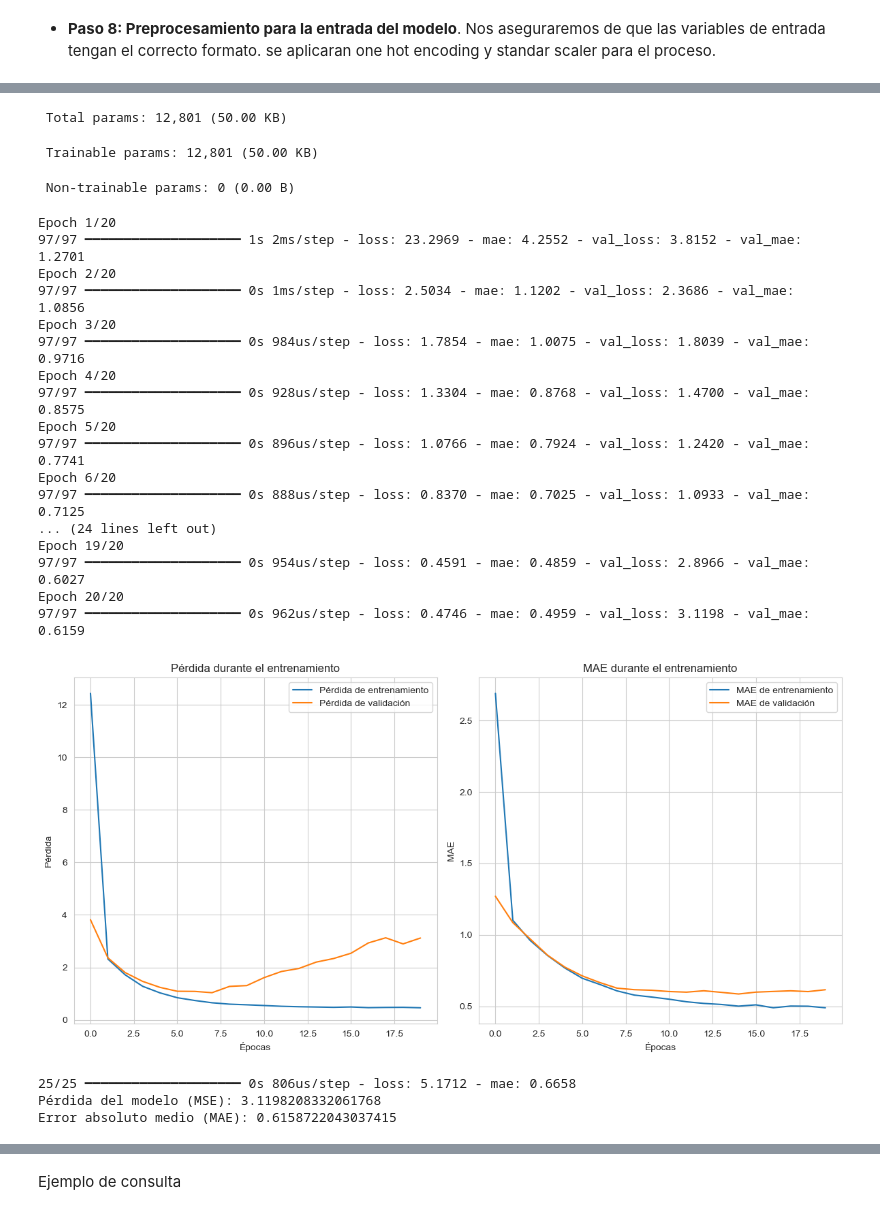
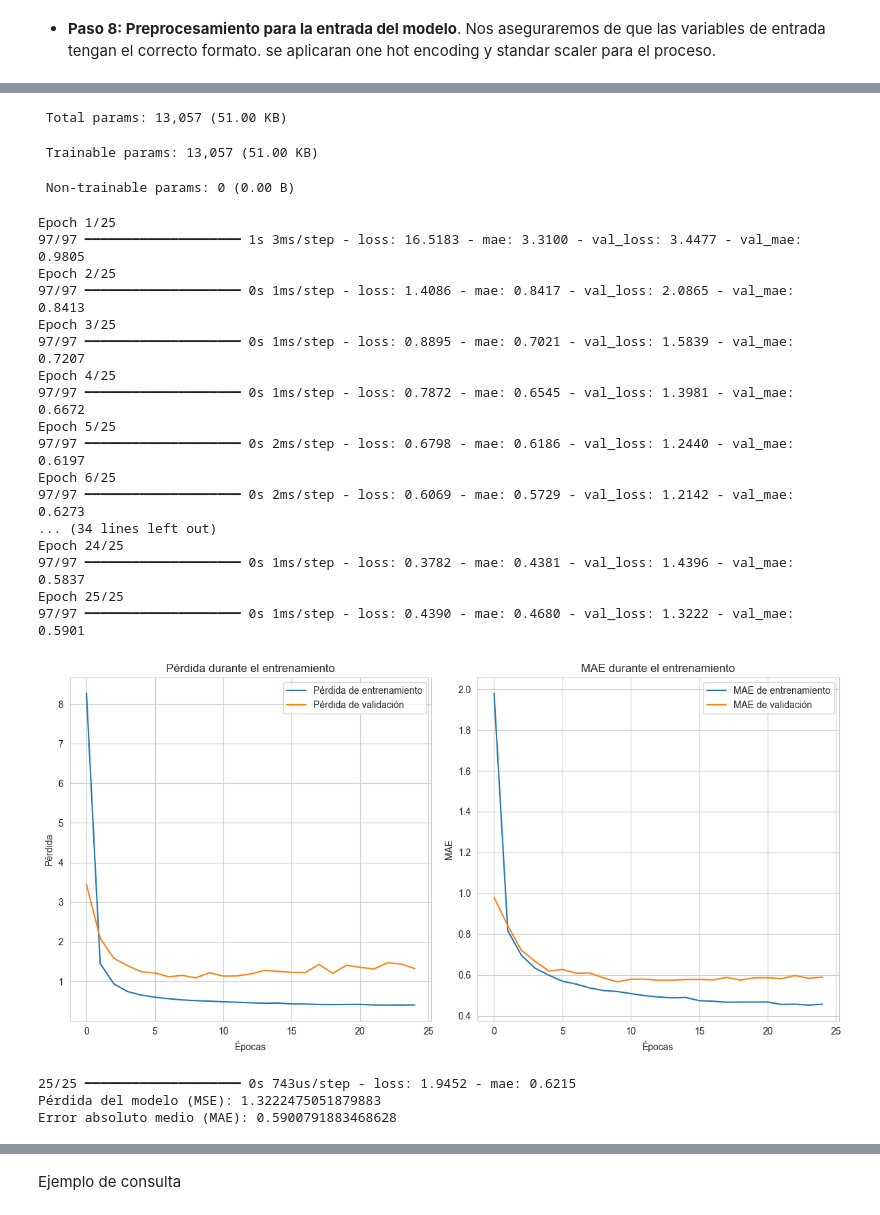
Before and after one commit to Grupo-A-Regression-and-Regularization/proyecto-final, a Jupyter notebook: Proyecto_Final.ipynb, the cells around one changed output, grey strips where cells are left out. Drawn from its saved outputs; the diff is of its cells as text; code cells hidden in the pictures.

Commit message:
Mejoras modelo de recomendacion

```diff
--- a/Proyecto_Final.ipynb
+++ b/Proyecto_Final.ipynb
@@ -397,3 +570,0 @@ Leer datos preparados
-# %%
-relevant_data = pd.read_csv('relevant_data.csv')
-relevant_data.head()
@@ -408,2 +571,23 @@ relevant_data.head()
+# %%
+# Obtener todas las columnas de géneros presentes en el DataFrame
+genre_columns = [
+    'Action', 'Adventure', 'Animation', 'Biography', 'Comedy', 'Crime', 'Documentary', 'Drama', 'Family', 'Fantasy',
+    'Film-Noir', 'History', 'Horror', 'Music', 'Musical', 'Mystery', 'Romance', 'Sci-Fi', 'Short', 'Sport', 'Thriller',
+    'War', 'Western'
+]
+
+# Ponderar las columnas de géneros para darles más importancia
+relevant_data[genre_columns] = relevant_data[genre_columns] * 2  # Multiplicar por 2 las columnas de géneros
+
+# Separación de X (características) y Y (etiquetas)
+X = relevant_data.drop(columns=['imdb_score', 'movie_title'])  # Excluir columna 'movie_title' y 'imdb_score'
+Y = relevant_data['imdb_score']  # La etiqueta es la columna 'imdb_score'
+
+# Normalización de las características
+scaler = StandardScaler()
+X_scaled = scaler.fit_transform(X)
+
+# Dividir en conjuntos de entrenamiento y prueba
+X_train, X_test, Y_train, Y_test = train_test_split(X_scaled, Y, test_size=0.2, random_state=42)
 # %% [markdown]
 <div style="text-align:left; border-radius:15px; padding:15px; margin:0; font-size:150%; font-family:Arial, sans-serif; background-color:#083307; color:#E5EFE5; overflow:hidden; box-shadow:0 4px 8px rgba(0, 0, 0, 0.3);">
@@ -411,12 +595,5 @@ relevant_data.head()
 </div>
 # %%
-# Separación de X y Y
-X = relevant_data.drop(columns=['imdb_score', 'movie_title'])
-Y = relevant_data['imdb_score']
-
-# Dividir en conjuntos de entrenamiento y prueba
-X_train, X_test, Y_train, Y_test = train_test_split(X, Y, test_size=0.2, random_state=42)
-
 # Construcción del modelo de red neuronal
 model = Sequential()
 
@@ -437,7 +614,7 @@ model.compile(optimizer=optimizer, loss='mean_squared_error', metrics=['mae'])
 model.summary()
 
 # Entrenamiento del modelo y guardar el historial
-history = model.fit(X_train, Y_train, epochs=20, batch_size=32, validation_data=(X_test, Y_test))
+history = model.fit(X_train, Y_train, epochs=25, batch_size=32, validation_data=(X_test, Y_test))  # Aumentar épocas a 50
 
 # Graficar la pérdida (loss) durante el entrenamiento
 plt.figure(figsize=(12, 6))
@@ -481,26 +658,26 @@ Model: "sequential_7"
 └─────────────────────────────────┴────────────────────────┴───────────────┘
- Total params: 12,801 (50.00 KB)
+ Total params: 13,057 (51.00 KB)
- Trainable params: 12,801 (50.00 KB)
+ Trainable params: 13,057 (51.00 KB)
  Non-trainable params: 0 (0.00 B)
-Epoch 1/20
-97/97 ━━━━━━━━━━━━━━━━━━━━ 1s 2ms/step - loss: 23.2969 - mae: 4.2552 - val_loss: 3.8152 - val_mae: 1.2701
-Epoch 2/20
-97/97 ━━━━━━━━━━━━━━━━━━━━ 0s 1ms/step - loss: 2.5034 - mae: 1.1202 - val_loss: 2.3686 - val_mae: 1.0856
-Epoch 3/20
-97/97 ━━━━━━━━━━━━━━━━━━━━ 0s 984us/step - loss: 1.7854 - mae: 1.0075 - val_loss: 1.8039 - val_mae: 0.9716
-Epoch 4/20
-97/97 ━━━━━━━━━━━━━━━━━━━━ 0s 928us/step - loss: 1.3304 - mae: 0.8768 - val_loss: 1.4700 - val_mae: 0.8575
-Epoch 5/20
-97/97 ━━━━━━━━━━━━━━━━━━━━ 0s 896us/step - loss: 1.0766 - mae: 0.7924 - val_loss: 1.2420 - val_mae: 0.7741
-Epoch 6/20
-97/97 ━━━━━━━━━━━━━━━━━━━━ 0s 888us/step - loss: 0.8370 - mae: 0.7025 - val_loss: 1.0933 - val_mae: 0.7125
-... (24 lines left out)
-Epoch 19/20
-97/97 ━━━━━━━━━━━━━━━━━━━━ 0s 954us/step - loss: 0.4591 - mae: 0.4859 - val_loss: 2.8966 - val_mae: 0.6027
-Epoch 20/20
-97/97 ━━━━━━━━━━━━━━━━━━━━ 0s 962us/step - loss: 0.4746 - mae: 0.4959 - val_loss: 3.1198 - val_mae: 0.6159
+Epoch 1/25
+97/97 ━━━━━━━━━━━━━━━━━━━━ 1s 3ms/step - loss: 16.5183 - mae: 3.3100 - val_loss: 3.4477 - val_mae: 0.9805
+Epoch 2/25
+97/97 ━━━━━━━━━━━━━━━━━━━━ 0s 1ms/step - loss: 1.4086 - mae: 0.8417 - val_loss: 2.0865 - val_mae: 0.8413
+Epoch 3/25
+97/97 ━━━━━━━━━━━━━━━━━━━━ 0s 1ms/step - loss: 0.8895 - mae: 0.7021 - val_loss: 1.5839 - val_mae: 0.7207
+Epoch 4/25
+97/97 ━━━━━━━━━━━━━━━━━━━━ 0s 1ms/step - loss: 0.7872 - mae: 0.6545 - val_loss: 1.3981 - val_mae: 0.6672
+Epoch 5/25
+97/97 ━━━━━━━━━━━━━━━━━━━━ 0s 2ms/step - loss: 0.6798 - mae: 0.6186 - val_loss: 1.2440 - val_mae: 0.6197
+Epoch 6/25
+97/97 ━━━━━━━━━━━━━━━━━━━━ 0s 2ms/step - loss: 0.6069 - mae: 0.5729 - val_loss: 1.2142 - val_mae: 0.6273
+... (34 lines left out)
+Epoch 24/25
+97/97 ━━━━━━━━━━━━━━━━━━━━ 0s 1ms/step - loss: 0.3782 - mae: 0.4381 - val_loss: 1.4396 - val_mae: 0.5837
+Epoch 25/25
+97/97 ━━━━━━━━━━━━━━━━━━━━ 0s 1ms/step - loss: 0.4390 - mae: 0.4680 - val_loss: 1.3222 - val_mae: 0.5901
-[figure, old version]
+[figure, new version]
-25/25 ━━━━━━━━━━━━━━━━━━━━ 0s 806us/step - loss: 5.1712 - mae: 0.6658
-Pérdida del modelo (MSE): 3.1198208332061768
-Error absoluto medio (MAE): 0.6158722043037415
+25/25 ━━━━━━━━━━━━━━━━━━━━ 0s 743us/step - loss: 1.9452 - mae: 0.6215
+Pérdida del modelo (MSE): 1.3222475051879883
+Error absoluto medio (MAE): 0.5900791883468628
 # %%
```
Also changed, not shown: parts of 54 cells of this notebook, 2 other files.
